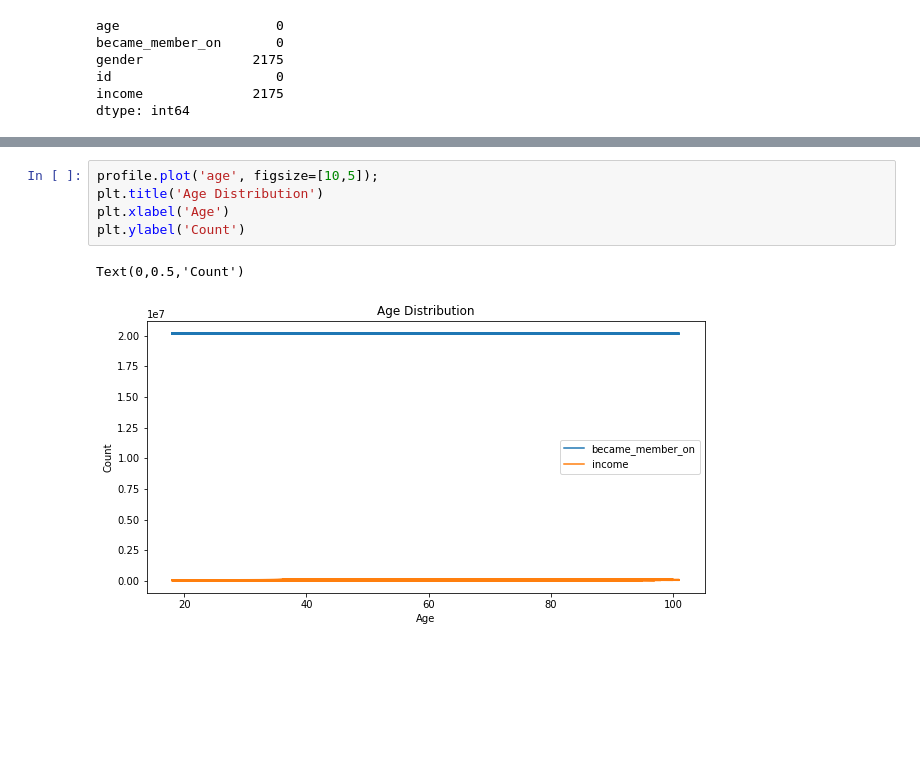
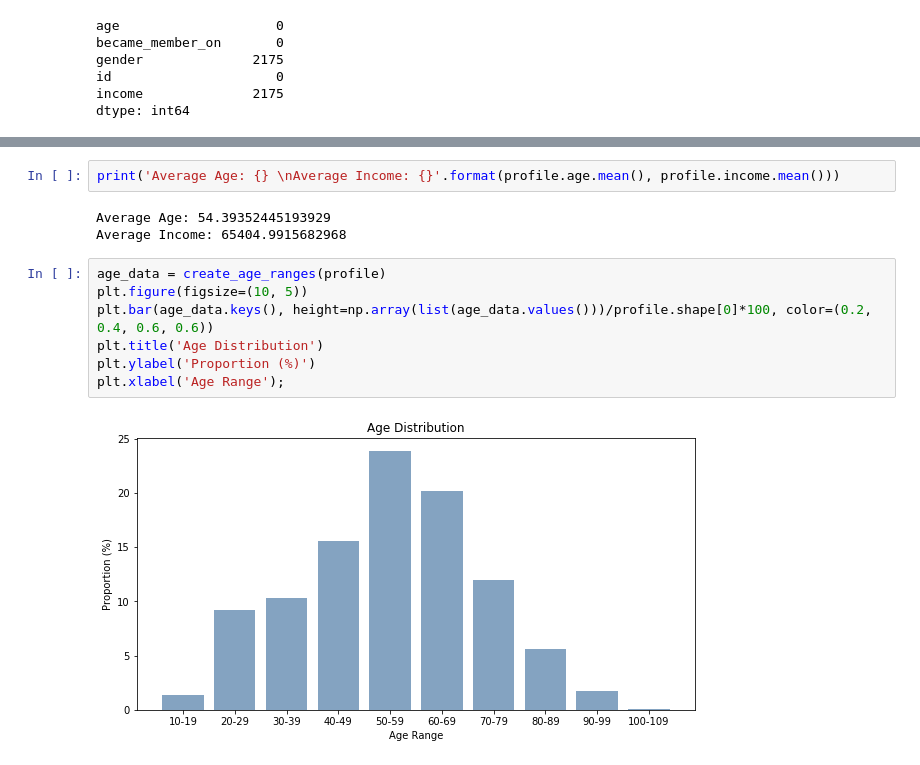
Before and after one commit to adhamelkhouly/starbucks_promotions, a Jupyter notebook: starbucks_offers.ipynb, the cells around one changed output, grey strips where cells are left out. Drawn from its saved outputs; the diff is of its cells as text; blank space fills up the shorter version.

```diff
--- a/starbucks_offers.ipynb
+++ b/starbucks_offers.ipynb
@@ -206,8 +274,14 @@ profile.plot(x='age', y='income', title='Income vs Age', kind='scatter', figsize
-# %%
-profile.plot('age', figsize=[10,5]);
-plt.title('Age Distribution')
-plt.xlabel('Age')
-plt.ylabel('Count')
-# %% [output]
-Text(0,0.5,'Count')
-[figure, removed]
+# %%
+print('Average Age: {} \nAverage Income: {}'.format(profile.age.mean(), profile.income.mean()))
+# %% [output]
+Average Age: 54.39352445193929
+Average Income: 65404.9915682968
+# %%
+age_data = create_age_ranges(profile)
+plt.figure(figsize=(10, 5))
+plt.bar(age_data.keys(), height=np.array(list(age_data.values()))/profile.shape[0]*100, color=(0.2, 0.4, 0.6, 0.6))
+plt.title('Age Distribution')
+plt.ylabel('Proportion (%)')
+plt.xlabel('Age Range');
+# %% [output]
+[figure, added]
```
Also changed, not shown: parts of 15 cells of this notebook.
